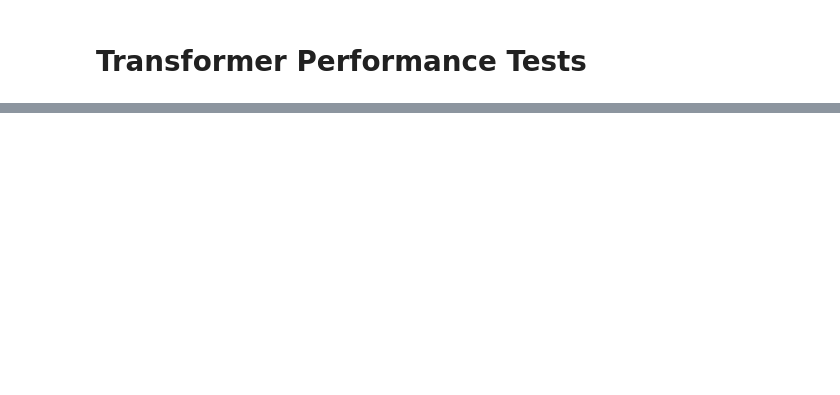
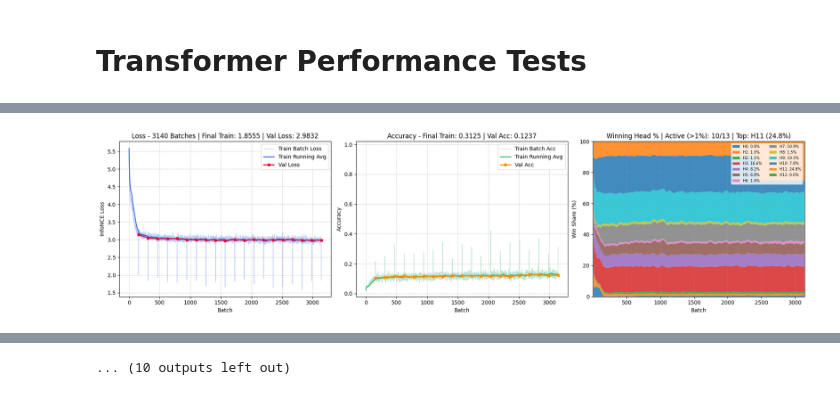
Before and after one commit to lizamaa123/DD2430-Group-17, a Jupyter notebook: notebooks/transformer_tests.ipynb, the cells around one changed output, grey strips where cells are left out. Cells and saved outputs as stored; diff of their text form; code cells hidden in the pictures; blank space fills up the shorter version.

```diff
--- a/notebooks/transformer_tests.ipynb
+++ b/notebooks/transformer_tests.ipynb
@@ -40,14 +40,15 @@ from torch.utils.data import Dataset, DataLoader
 
 # Training with UNLABELED DATA =============================
 
-DATASET = "df_short"
-FORCE_TRAINING = False
+DATASET = "synthetic"
+FORCE_TRAINING = True
 LOSS = "infonce"
 NUM_LAYERS = 3
 NUM_HEADS = 13
 HID_DIM = 768
 DROPOUT = 0.1
-EPOCHS = 40
+EPOCHS = 20
+
 train_dataset_unlabeled = RoomDataset("train", labeled=False, dataset=DATASET)
 val_dataset_unlabeled = RoomDataset("val", labeled=False, dataset=DATASET)
 test_dataset_unlabeled = RoomDataset("test", labeled=False, dataset=DATASET)
@@ -93,0 +97 @@ Loaded instance on device: mps with 13 candidate head(s)
+[figure, added]
@@ -94,3 +108,4 @@ Loaded instance on device: mps with 13 candidate head(s)
+... (10 outputs left out)
 # %%
 def get_and_display_metrics(dataset: str = "df_captions", labeled: bool = False, k: int = 10, max_val_rooms: int = 200, trans_model_override: str = None, aggregation: str = "sampled_interleaved", similarity_threshold: float = 0.85, pop_weight: float = 0.05):
     # 1. Determine the appropriate model checkpoint and catalog metadata
```
Also changed, not shown: parts of 4 cells of this notebook, 2 other files.
